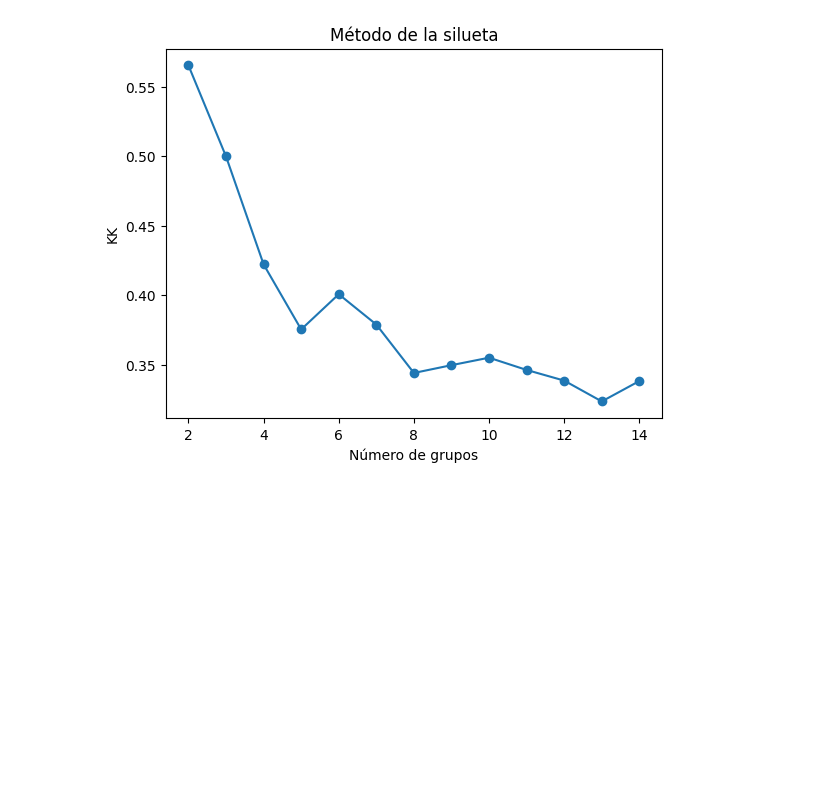
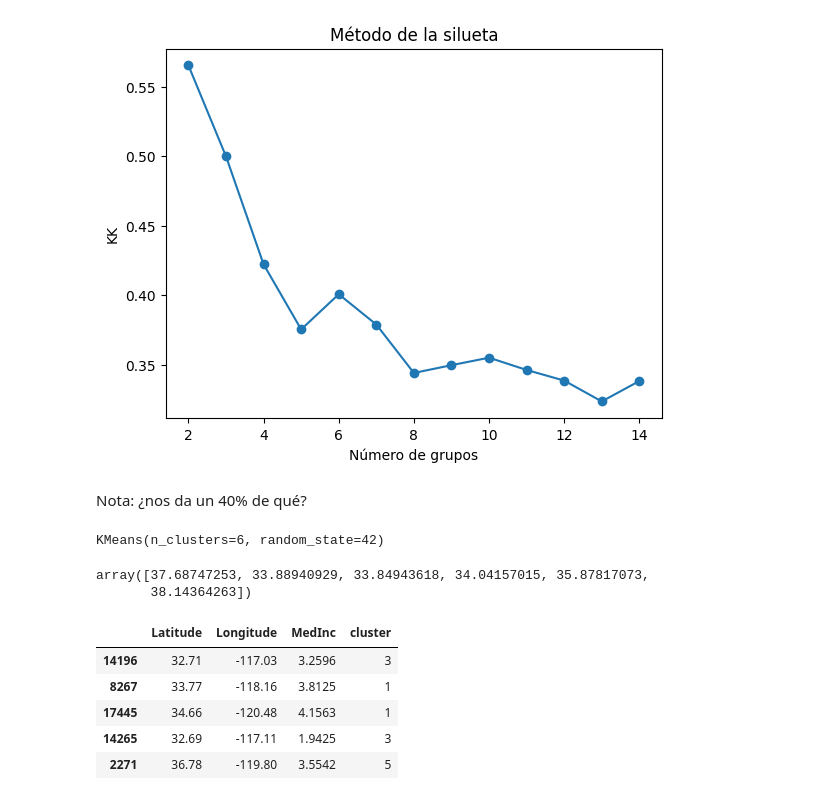
Before and after one commit to Bere333/k_medias_proyect, a Jupyter notebook: src/k_means.ipynb, the cells around one changed output. Drawn from its saved outputs; the diff is of its cells as text; code cells hidden in the pictures; blank space fills up the shorter version.

```diff
--- a/src/k_means.ipynb
+++ b/src/k_means.ipynb
@@ -101,3 +101,31 @@ plt.ylabel('KK')
 plt.show()
 # %% [output]
 [figure]
+# %% [markdown]
+Nota: ¿nos da un 40% de qué?
+# %%
+# Modelo ideal
+ideal_model = KMeans(n_clusters=6, n_init='auto', random_state=42)
+ideal_model.fit(X_train)
+# %% [output]
+KMeans(n_clusters=6, random_state=42)
+# %%
+# Centroides
+ideal_model.cluster_centers_[:, 0]
+# %% [output]
+array([37.68747253, 33.88940929, 33.84943618, 34.04157015, 35.87817073,
+       38.14364263])
+# %%
+# Determinar y train
+y_train = list(ideal_model.labels_)
+
+# Agregar los clusters al conjunto de entrenamiento
+X_train['cluster'] = y_train
+X_train.head()
+# %% [output]
+|  | Latitude | Longitude | MedInc | cluster |
+| 14196 | 32.71 | -117.03 | 3.2596 | 3 |
+| 8267 | 33.77 | -118.16 | 3.8125 | 1 |
+| 17445 | 34.66 | -120.48 | 4.1563 | 1 |
+| 14265 | 32.69 | -117.11 | 1.9425 | 3 |
+| 2271 | 36.78 | -119.80 | 3.5542 | 5 |
```
Also changed, not shown: parts of 6 cells of this notebook.
